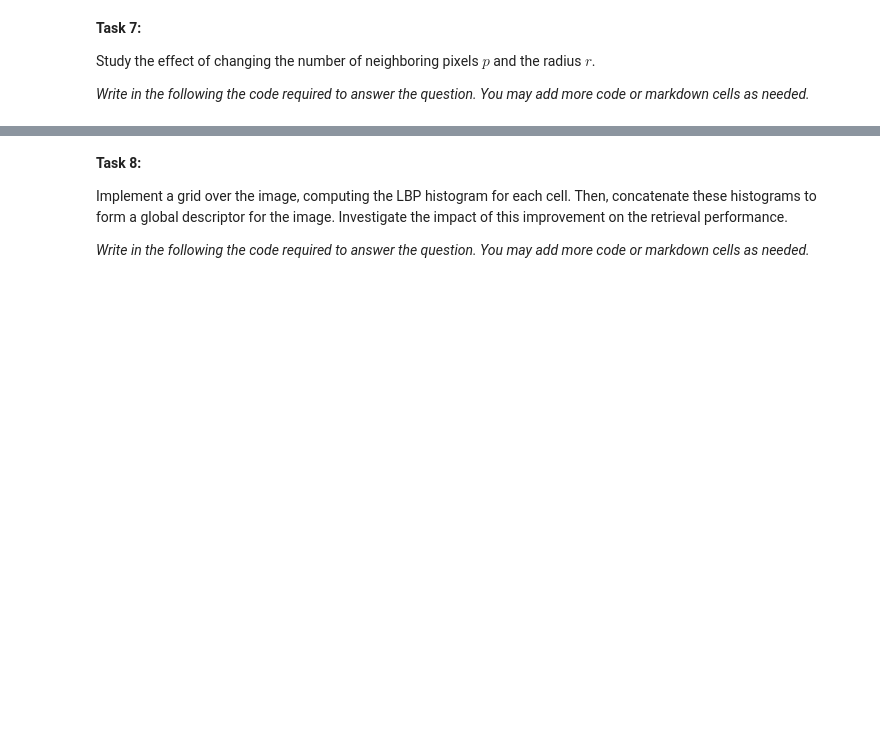
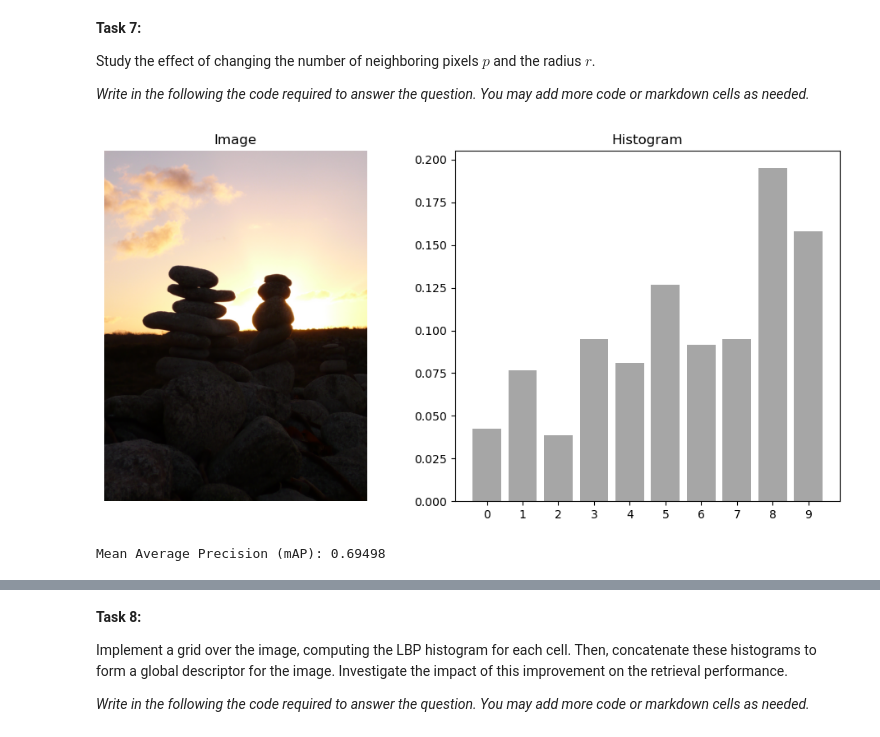
Before and after one commit to Frankwii/IIRBC_assignment1, a Jupyter notebook: 11762_Image_Description.ipynb, the cells around one changed output, grey strips where cells are left out. Cells and saved outputs as stored; diff of their text form; code cells hidden in the pictures; blank space fills up the shorter version.

```diff
--- a/11762_Image_Description.ipynb
+++ b/11762_Image_Description.ipynb
@@ -297,3 +297,32 @@ Mean Average Precision (mAP): 0.71320
 Study the effect of changing the number of neighboring pixels $p$ and the radius $r$.
 
 *Write in the following the code required to answer the question. You may add more code or markdown cells as needed.*
+# %%
+def show_histogram(image, p, r):
+    fig, (ax_img, ax_hist) = plt.subplots(nrows=1, ncols=2, figsize=(10, 5))
+    h = a1.compute_lbp_descriptor(image, p, r)
+
+    ax_img.imshow(image, cmap='gray')
+    ax_img.set_title(f'Image')
+    ax_img.axis('off')
+
+    ax_hist.bar(range(len(h)), h, color='gray', alpha=0.7)
+    ax_hist.set_title('Histogram')
+    ax_hist.set_xticks(np.arange(p + 2))
+
+    plt.tight_layout()
+    plt.show()
+# %%
+show_histogram(image, 8, 1)
+# %% [output]
+[figure, added]
+# %%
+mAP_lbp = 0.0
+
+cbir = a1.CBIR(a1.compute_lbp_descriptor, p=4, r=1)
+cbir.build_image_db(dataset.load_database_images())
+mAP_lbp = cbir.compute_mAP(dataset)
+
+print('Mean Average Precision (mAP): %.5f' % mAP_lbp)
+# %% [output]
+Mean Average Precision (mAP): 0.69498
```
Also changed, not shown: parts of 12 cells of this notebook, 1 other file.
